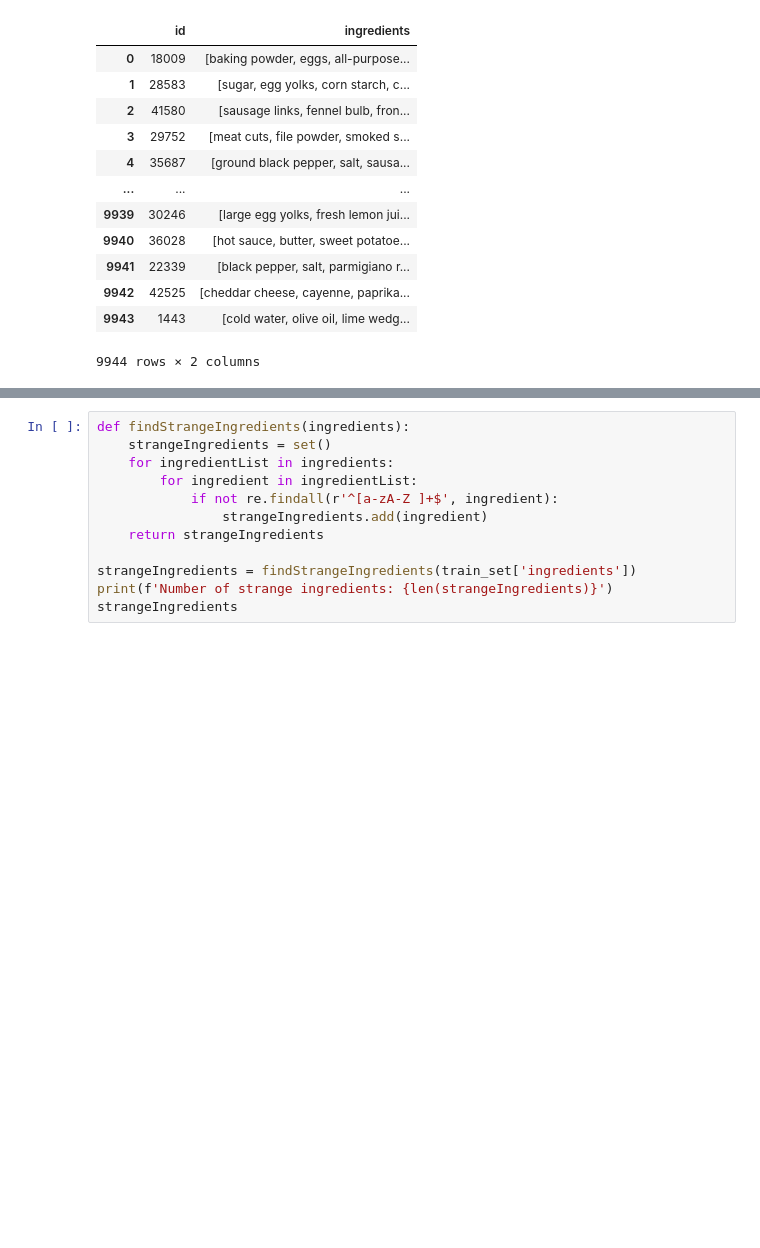
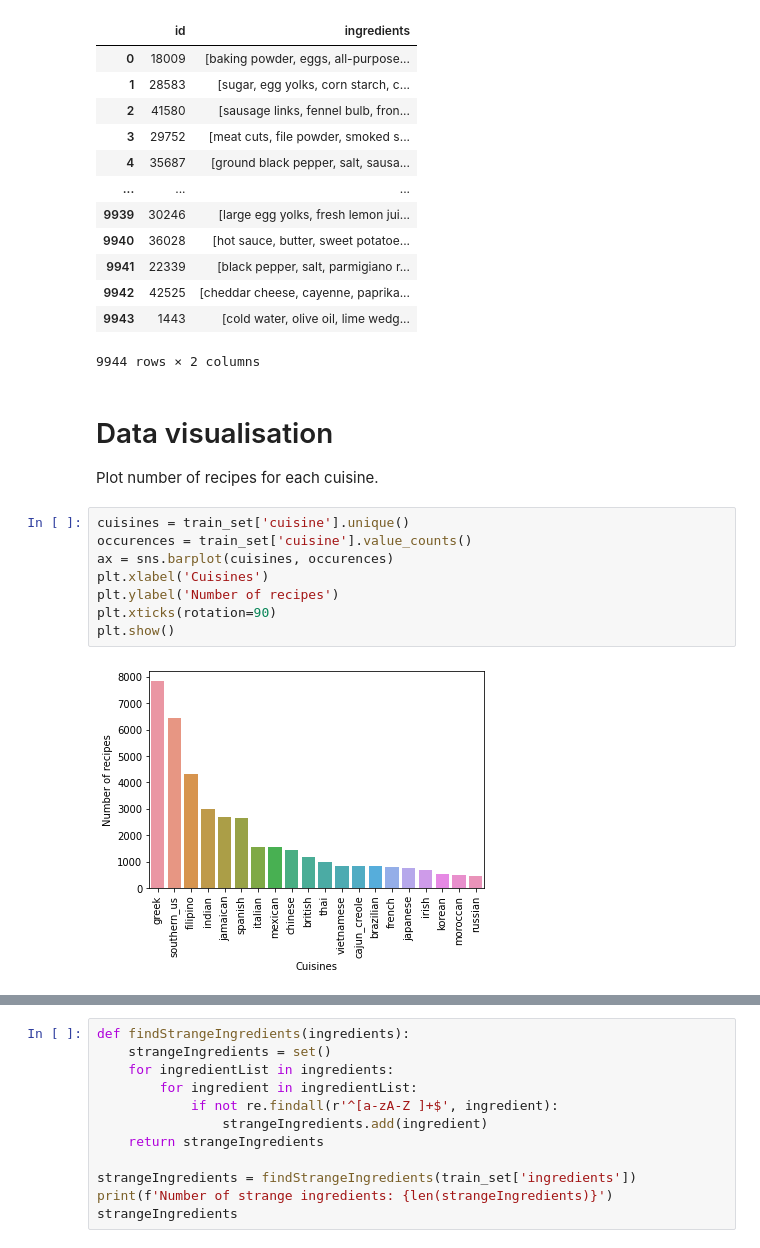
Before and after one commit to kamildec/jnp3, a Jupyter notebook: zad2/cooking.ipynb, the cells around one changed output, grey strips where cells are left out. Drawn from its saved outputs; the diff is of its cells as text; blank space fills up the shorter version.

```diff
--- a/zad2/cooking.ipynb
+++ b/zad2/cooking.ipynb
@@ -45,3 +52,16 @@ test_set
 | 9942 | 42525 | [cheddar cheese, cayenne, paprika... |
 | 9943 | 1443 | [cold water, olive oil, lime wedg... |
 9944 rows × 2 columns
+# %% [markdown]
+# Data visualisation
+Plot number of recipes for each cuisine.
+# %%
+cuisines = train_set['cuisine'].unique()
+occurences = train_set['cuisine'].value_counts()
+ax = sns.barplot(cuisines, occurences)
+plt.xlabel('Cuisines')
+plt.ylabel('Number of recipes')
+plt.xticks(rotation=90)
+plt.show()
+# %% [output]
+[figure, added]
```
Also changed, not shown: parts of 22 cells of this notebook, 1 other file.
